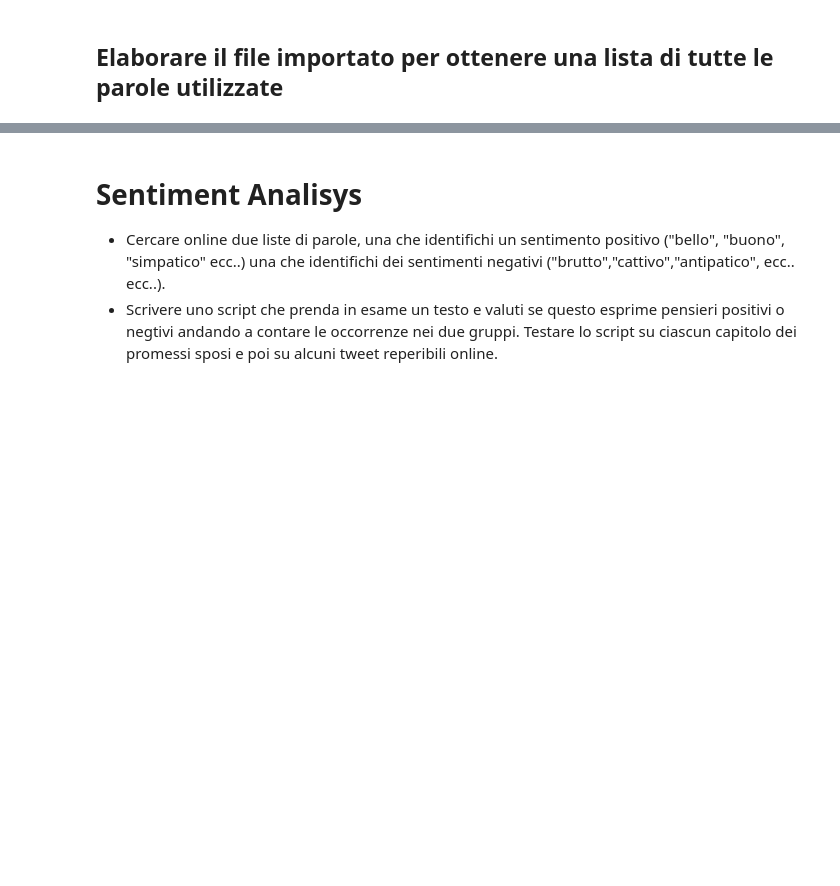
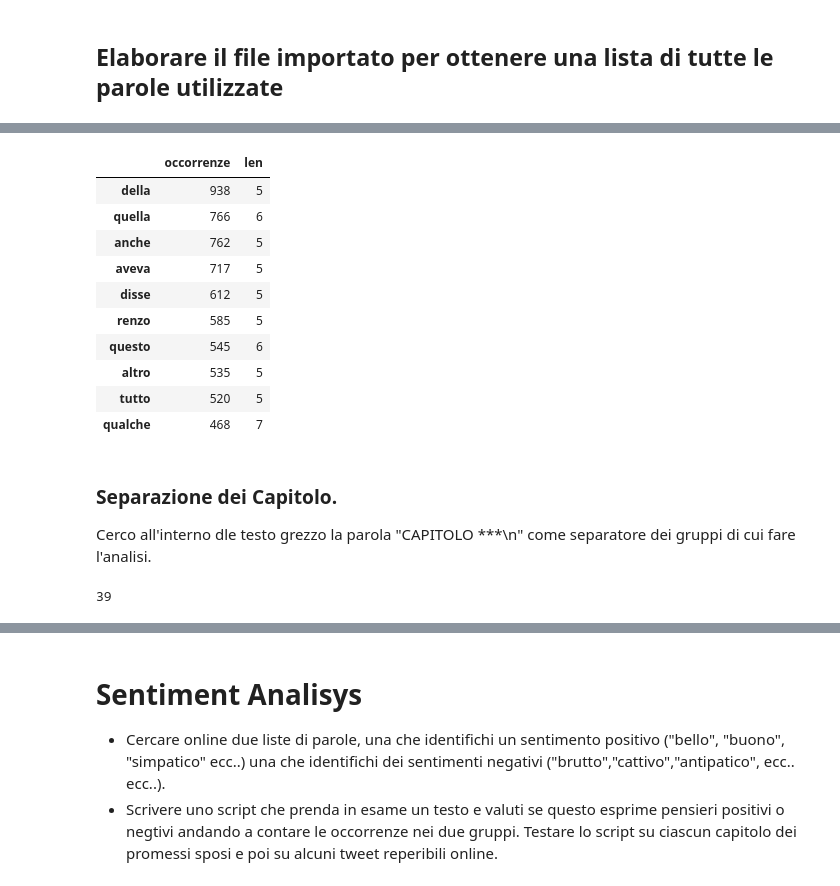
Before and after one commit to SGiuri/ML_PD-2122, a Jupyter notebook: ML_PD-03-SomeProblems/ML_PD-03.00-TxtAnalysis.ipynb, the cells around one changed output, grey strips where cells are left out. Cells and saved outputs as stored; diff of their text form; code cells hidden in the pictures; blank space fills up the shorter version.

```diff
--- a/ML_PD-03-SomeProblems/ML_PD-03.00-TxtAnalysis.ipynb
+++ b/ML_PD-03-SomeProblems/ML_PD-03.00-TxtAnalysis.ipynb
@@ -63,0 +127,18 @@ numero di parole univoche = 19579
+# %%
+my_df.sort_values("occorrenze", ascending = False).head(10)
+# %% [output]
+|  | occorrenze | len |
+| della | 938 | 5 |
+| quella | 766 | 6 |
+| anche | 762 | 5 |
+| aveva | 717 | 5 |
+| disse | 612 | 5 |
+| renzo | 585 | 5 |
+| questo | 545 | 6 |
+| altro | 535 | 5 |
+| tutto | 520 | 5 |
+| qualche | 468 | 7 |
+# %% [markdown]
+### Separazione dei Capitolo.
+
+Cerco all'interno dle testo grezzo la parola "CAPITOLO \*\*\*\n" come separatore dei gruppi di cui fare l'analisi.
@@ -63,0 +149,4 @@ numero di parole univoche = 19579
+# %%
+len(chapters)
+# %% [output]
+39
```
Also changed, not shown: parts of 16 cells of this notebook, 1 other file.
